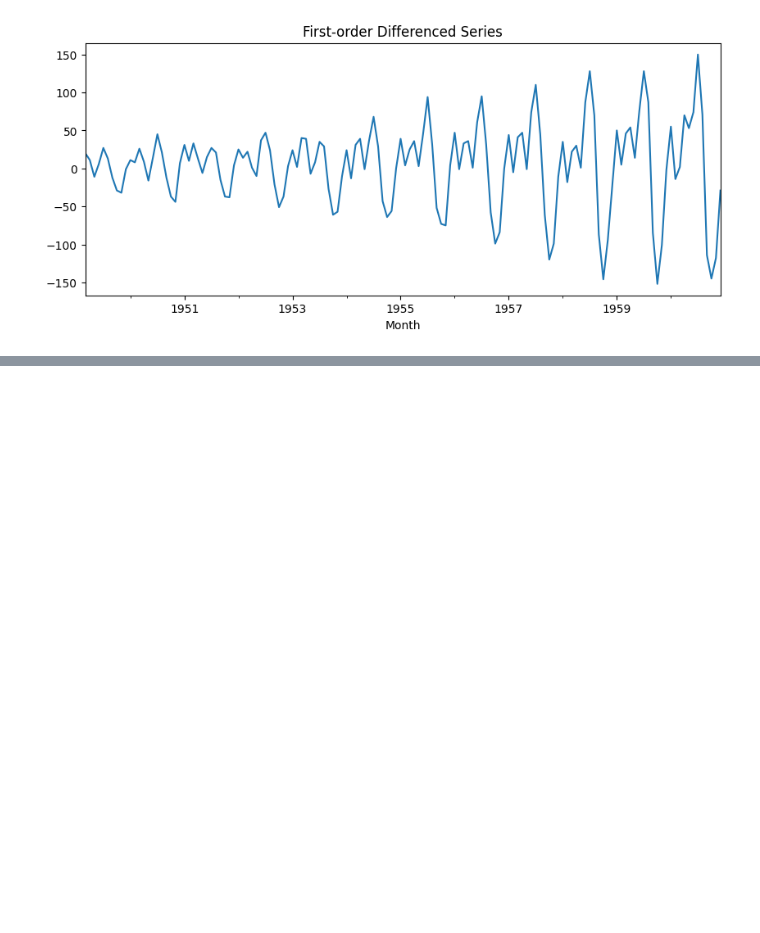
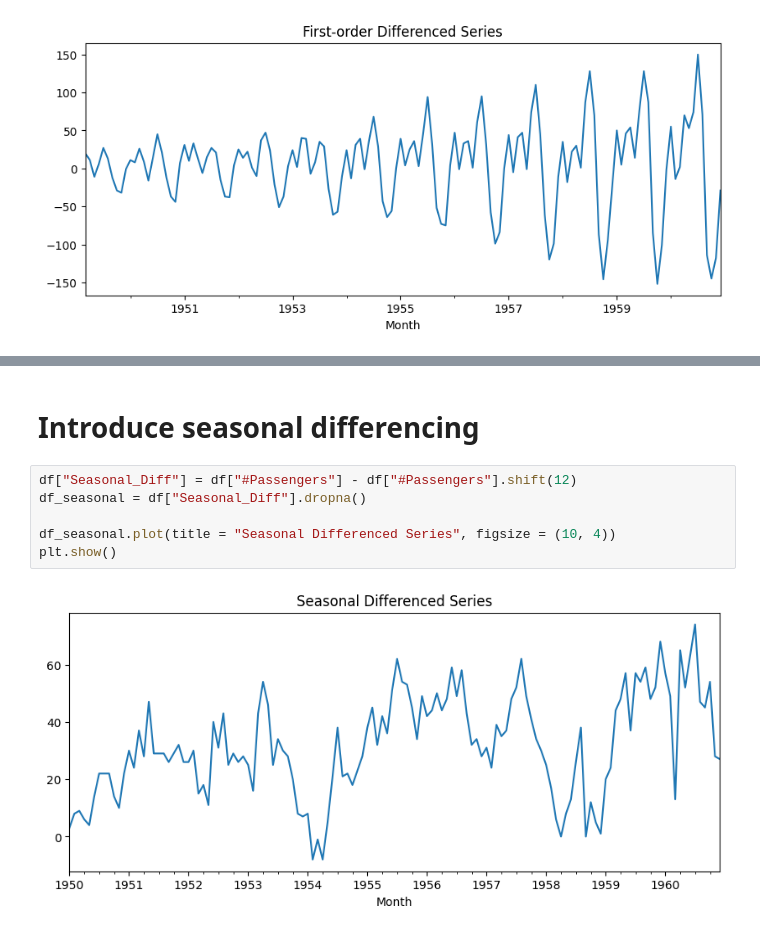
Before and after one commit to Luckysolex/Data-Science-Projects, a Jupyter notebook: Time_series.ipynb, the cells around one changed output, grey strips where cells are left out. Saved outputs shown, nothing was run; the diff lists cells and outputs as text; blank space fills up the shorter version.

Commit message:
Time series model

```diff
--- a/Time_series.ipynb
+++ b/Time_series.ipynb
@@ -249,0 +263,10 @@ plt.show()
+# %% [markdown]
+# **Introduce seasonal differencing**
+# %%
+df["Seasonal_Diff"] = df["#Passengers"] - df["#Passengers"].shift(12)
+df_seasonal = df["Seasonal_Diff"].dropna()
+
+df_seasonal.plot(title = "Seasonal Differenced Series", figsize = (10, 4))
+plt.show()
+# %% [output]
+[figure, added]
```
Also changed, not shown: parts of 28 cells of this notebook.
